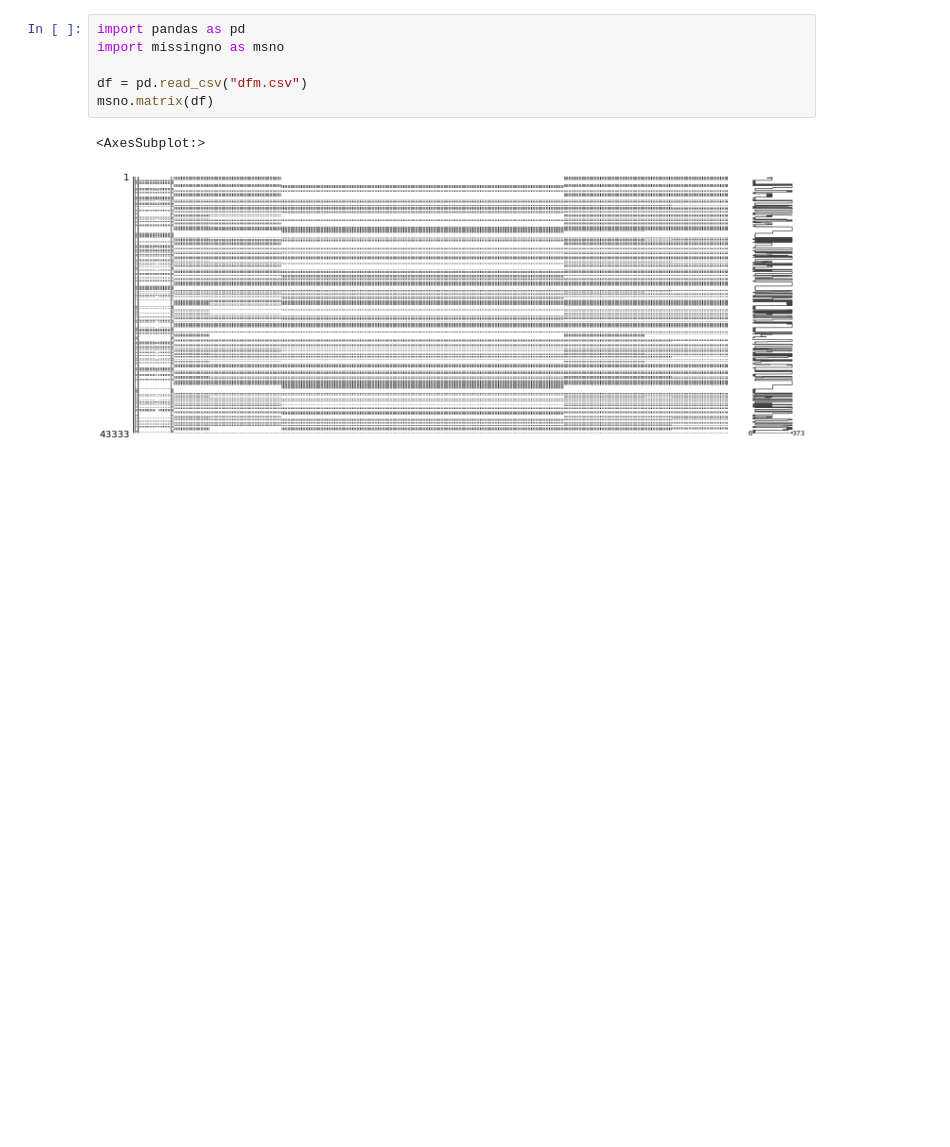
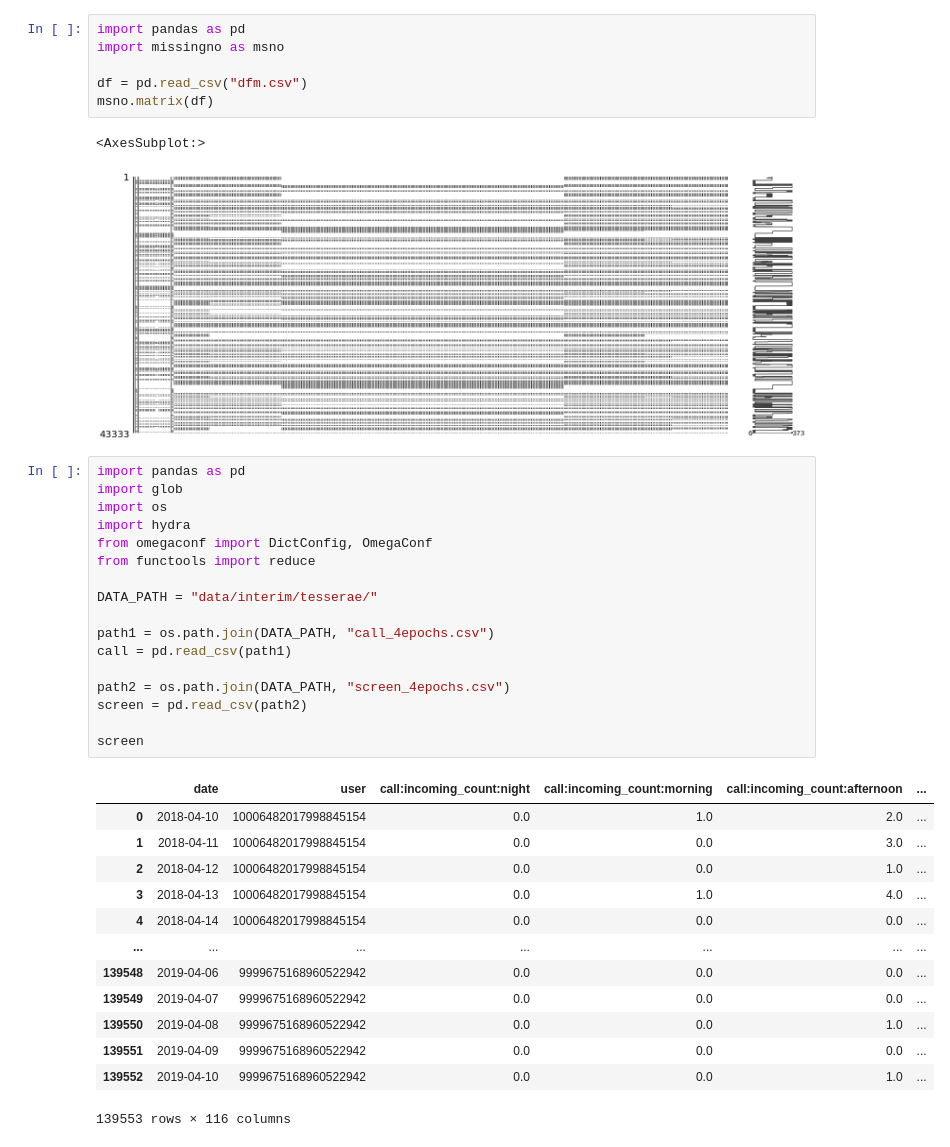
Before and after one commit to digitraceslab/digirhythm, a Jupyter notebook: Untitled.ipynb, the cells around one changed output. Cells and saved outputs as stored; diff of their text form; blank space fills up the shorter version.

Commit message:
Convert DTU screen

```diff
--- a/Untitled.ipynb
+++ b/Untitled.ipynb
@@ -181,3 +181,34 @@ msno.matrix(df)
 # %% [output]
 <AxesSubplot:>
 [figure]
+# %%
+import pandas as pd
+import glob
+import os
+import hydra
+from omegaconf import DictConfig, OmegaConf
+from functools import reduce
+
+DATA_PATH = "data/interim/tesserae/"
+
+path1 = os.path.join(DATA_PATH, "call_4epochs.csv")
+call = pd.read_csv(path1)
+
+path2 = os.path.join(DATA_PATH, "screen_4epochs.csv")
+screen = pd.read_csv(path2)
+
+screen
+# %% [output]
+|  | date | user | call:incoming_count:night | call:incoming_count:morning | call:incoming_count:afternoon | ... |
+| 0 | 2018-04-10 | 10006482017998845154 | 0.0 | 1.0 | 2.0 | ... |
+| 1 | 2018-04-11 | 10006482017998845154 | 0.0 | 0.0 | 3.0 | ... |
+| 2 | 2018-04-12 | 10006482017998845154 | 0.0 | 0.0 | 1.0 | ... |
+| 3 | 2018-04-13 | 10006482017998845154 | 0.0 | 1.0 | 4.0 | ... |
+| 4 | 2018-04-14 | 10006482017998845154 | 0.0 | 0.0 | 0.0 | ... |
+| ... | ... | ... | ... | ... | ... | ... |
+| 139548 | 2019-04-06 | 9999675168960522942 | 0.0 | 0.0 | 0.0 | ... |
+| 139549 | 2019-04-07 | 9999675168960522942 | 0.0 | 0.0 | 0.0 | ... |
+| 139550 | 2019-04-08 | 9999675168960522942 | 0.0 | 0.0 | 1.0 | ... |
+| 139551 | 2019-04-09 | 9999675168960522942 | 0.0 | 0.0 | 0.0 | ... |
+| 139552 | 2019-04-10 | 9999675168960522942 | 0.0 | 0.0 | 1.0 | ... |
+139553 rows × 116 columns
```
Also changed, not shown: parts of 1 cell of this notebook, 9 other files.
